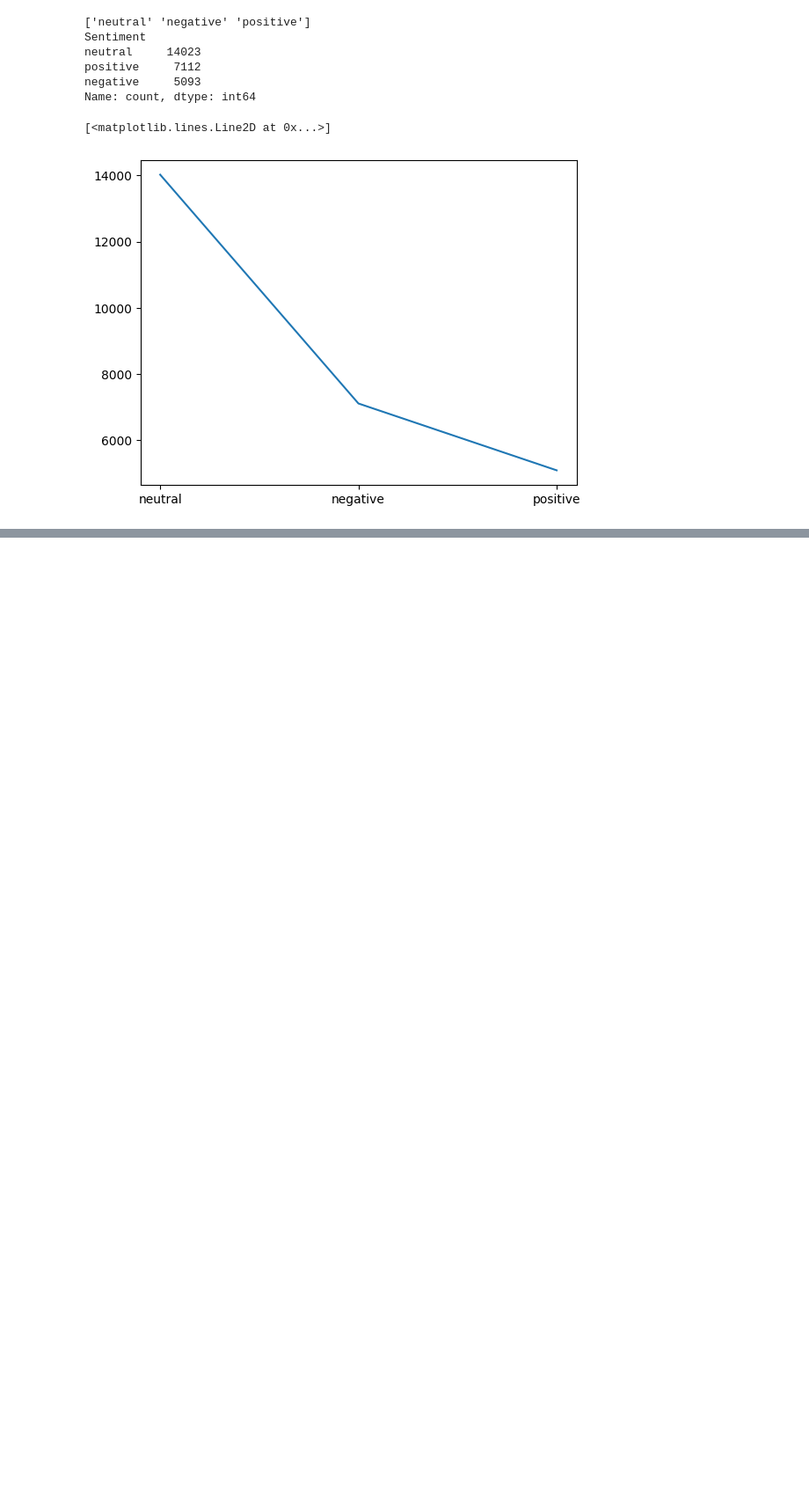
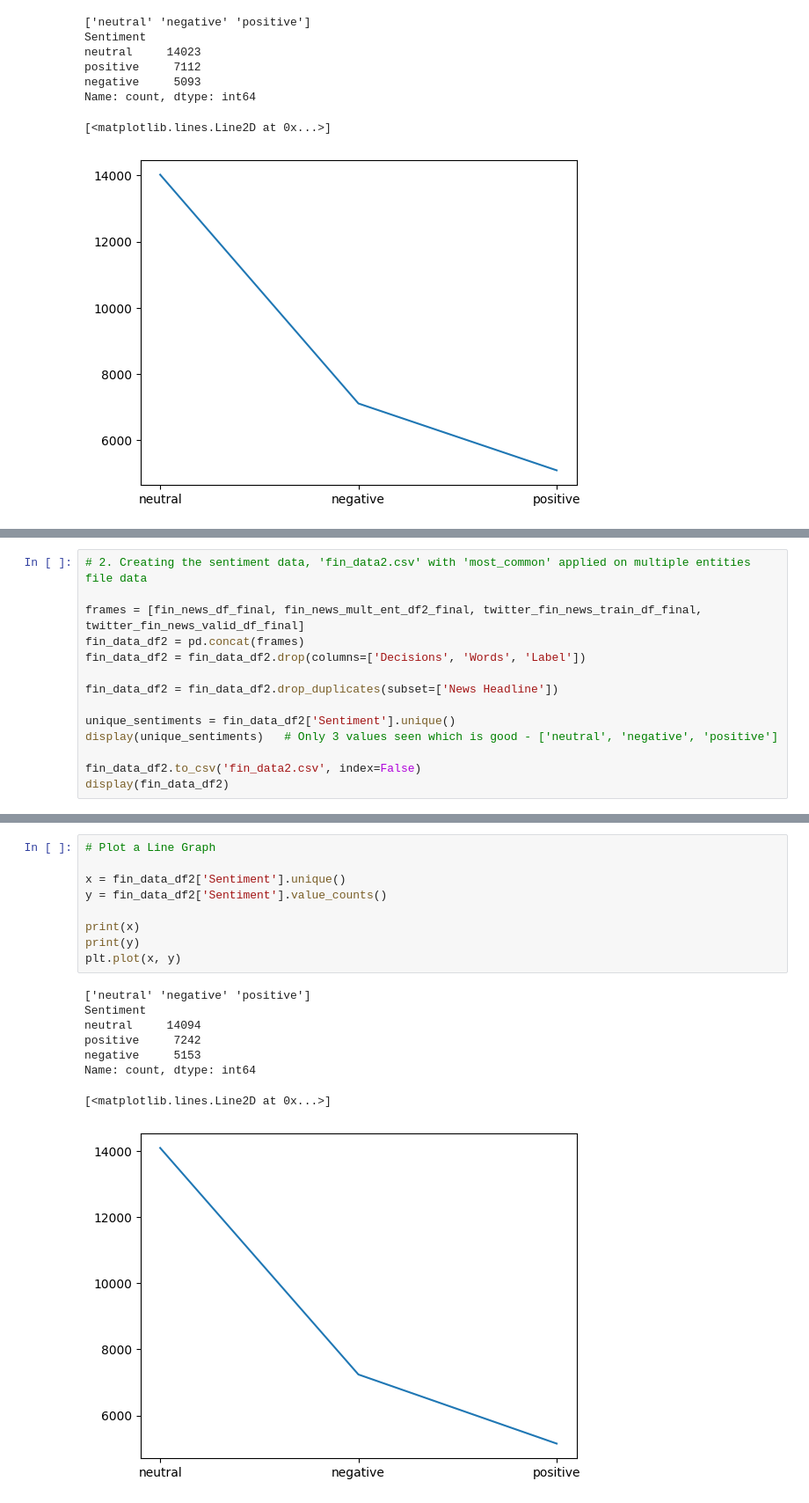
Before and after one commit to kevinwlip/ML, a Jupyter notebook: Capstone 20.6 Step 5/Capstone 20.6.ipynb, the cells around one changed output, grey strips where cells are left out. Shown at 88% size. Cells and saved outputs as stored; diff of their text form; blank space fills up the shorter version.

```diff
--- a/Capstone 20.6 Step 5/Capstone 20.6.ipynb
+++ b/Capstone 20.6 Step 5/Capstone 20.6.ipynb
@@ -281,0 +453,14 @@ Name: count, dtype: int64
+# %%
+# 2. Creating the sentiment data, 'fin_data2.csv' with 'most_common' applied on multiple entities file data
+
+frames = [fin_news_df_final, fin_news_mult_ent_df2_final, twitter_fin_news_train_df_final, twitter_fin_news_valid_df_final]
+fin_data_df2 = pd.concat(frames)
+fin_data_df2 = fin_data_df2.drop(columns=['Decisions', 'Words', 'Label'])
+
+fin_data_df2 = fin_data_df2.drop_duplicates(subset=['News Headline'])
+
+unique_sentiments = fin_data_df2['Sentiment'].unique()
+display(unique_sentiments)   # Only 3 values seen which is good - ['neutral', 'negative', 'positive']
+
+fin_data_df2.to_csv('fin_data2.csv', index=False)
+display(fin_data_df2)
@@ -281,0 +514,18 @@ Name: count, dtype: int64
+# %%
+# Plot a Line Graph
+
+x = fin_data_df2['Sentiment'].unique()
+y = fin_data_df2['Sentiment'].value_counts()
+
+print(x)
+print(y)
+plt.plot(x, y)
+# %% [output]
+['neutral' 'negative' 'positive']
+Sentiment
+neutral     14094
+positive     7242
+negative     5153
+Name: count, dtype: int64
+[<matplotlib.lines.Line2D at 0x...>]
+[figure, added]
```
Also changed, not shown: parts of 13 cells of this notebook, 6 other files.
